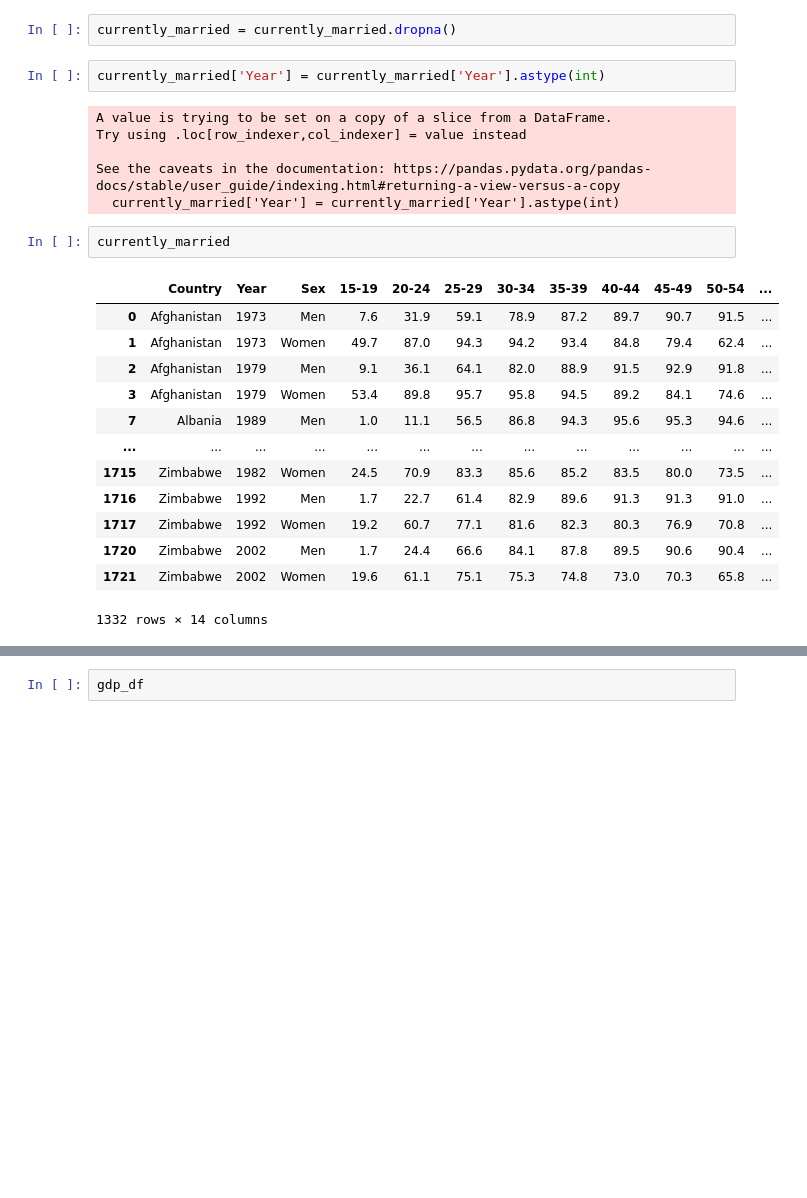
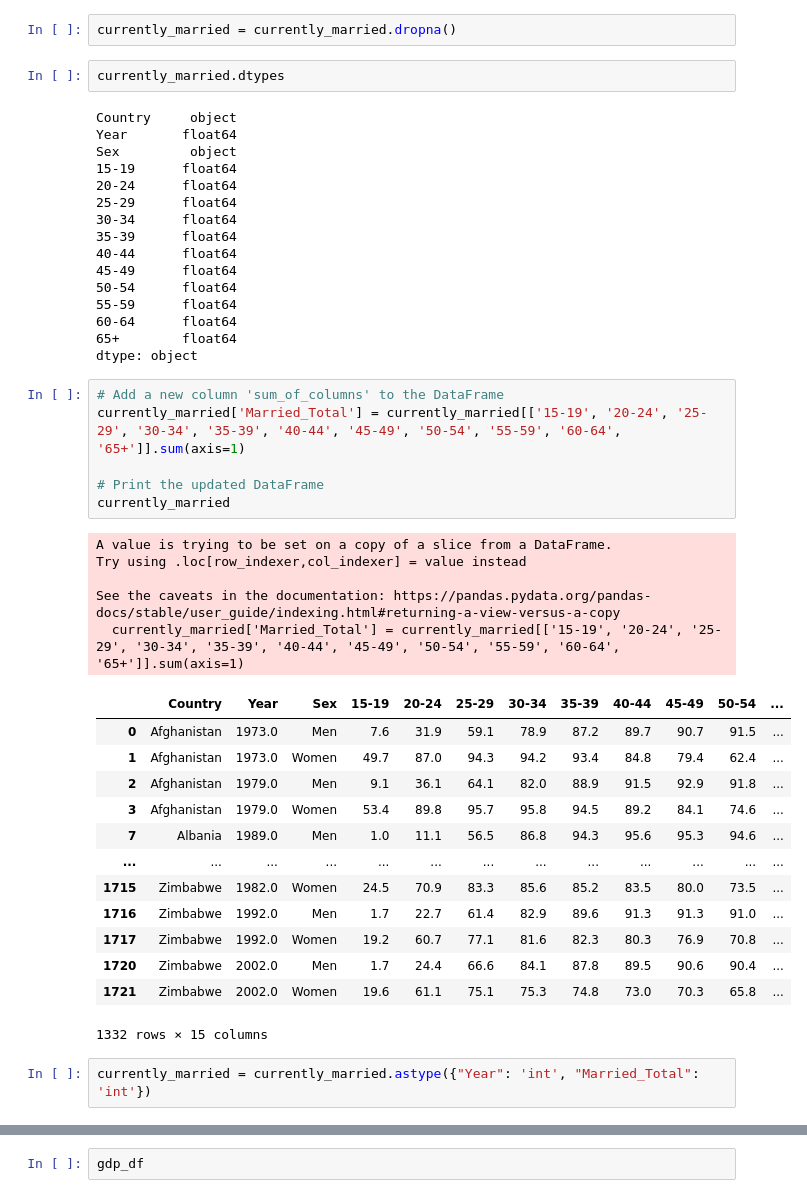
Before and after one commit to AlisonCG1/UN_practice_project, a Jupyter notebook: Notebooks/UN_DATA_EXPLORATION.ipynb, the cells around one changed output, grey strips where cells are left out. Cells and saved outputs as stored; diff of their text form; blank space fills up the shorter version.

```diff
--- a/Notebooks/UN_DATA_EXPLORATION.ipynb
+++ b/Notebooks/UN_DATA_EXPLORATION.ipynb
@@ -637,27 +637,48 @@ memory usage: 191.3+ KB
 currently_married.drop(currently_married.tail(20).index,inplace=True)
 # %%
 currently_married = currently_married.dropna()
-# %%
-currently_married['Year'] = currently_married['Year'].astype(int)
-# %% [output]
-A value is trying to be set on a copy of a slice from a DataFrame.
-Try using .loc[row_indexer,col_indexer] = value instead
-
-See the caveats in the documentation: https://pandas.pydata.org/pandas-docs/stable/user_guide/indexing.html#returning-a-view-versus-a-copy
-  currently_married['Year'] = currently_married['Year'].astype(int)
 # %%
-currently_married
+currently_married.dtypes
 # %% [output]
-|  | Country | Year | Sex | 15-19 | 20-24 | 25-29 | 30-34 | 35-39 | 40-44 | 45-49 | 50-54 | ... |
-| 0 | Afghanistan | 1973 | Men | 7.6 | 31.9 | 59.1 | 78.9 | 87.2 | 89.7 | 90.7 | 91.5 | ... |
-| 1 | Afghanistan | 1973 | Women | 49.7 | 87.0 | 94.3 | 94.2 | 93.4 | 84.8 | 79.4 | 62.4 | ... |
-| 2 | Afghanistan | 1979 | Men | 9.1 | 36.1 | 64.1 | 82.0 | 88.9 | 91.5 | 92.9 | 91.8 | ... |
-| 3 | Afghanistan | 1979 | Women | 53.4 | 89.8 | 95.7 | 95.8 | 94.5 | 89.2 | 84.1 | 74.6 | ... |
-| 7 | Albania | 1989 | Men | 1.0 | 11.1 | 56.5 | 86.8 | 94.3 | 95.6 | 95.3 | 94.6 | ... |
-| ... | ... | ... | ... | ... | ... | ... | ... | ... | ... | ... | ... | ... |
-| 1715 | Zimbabwe | 1982 | Women | 24.5 | 70.9 | 83.3 | 85.6 | 85.2 | 83.5 | 80.0 | 73.5 | ... |
-| 1716 | Zimbabwe | 1992 | Men | 1.7 | 22.7 | 61.4 | 82.9 | 89.6 | 91.3 | 91.3 | 91.0 | ... |
-| 1717 | Zimbabwe | 1992 | Women | 19.2 | 60.7 | 77.1 | 81.6 | 82.3 | 80.3 | 76.9 | 70.8 | ... |
-| 1720 | Zimbabwe | 2002 | Men | 1.7 | 24.4 | 66.6 | 84.1 | 87.8 | 89.5 | 90.6 | 90.4 | ... |
-| 1721 | Zimbabwe | 2002 | Women | 19.6 | 61.1 | 75.1 | 75.3 | 74.8 | 73.0 | 70.3 | 65.8 | ... |
-1332 rows × 14 columns
+Country     object
+Year       float64
+Sex         object
+15-19      float64
+20-24      float64
+25-29      float64
+30-34      float64
+35-39      float64
+40-44      float64
+45-49      float64
+50-54      float64
+55-59      float64
+60-64      float64
+65+        float64
+dtype: object
+# %%
+# Add a new column 'sum_of_columns' to the DataFrame
+currently_married['Married_Total'] = currently_married[['15-19', '20-24', '25-29', '30-34', '35-39', '40-44', '45-49', '50-54', '55-59', '60-64', '65+']].sum(axis=1)
+
+# Print the updated DataFrame
+currently_married
+# %% [output]
+A value is trying to be set on a copy of a slice from a DataFrame.
+Try using .loc[row_indexer,col_indexer] = value instead
+
+See the caveats in the documentation: https://pandas.pydata.org/pandas-docs/stable/user_guide/indexing.html#returning-a-view-versus-a-copy
+  currently_married['Married_Total'] = currently_married[['15-19', '20-24', '25-29', '30-34', '35-39', '40-44', '45-49', '50-54', '55-59', '60-64', '65+']].sum(axis=1)
+|  | Country | Year | Sex | 15-19 | 20-24 | 25-29 | 30-34 | 35-39 | 40-44 | 45-49 | 50-54 | ... |
+| 0 | Afghanistan | 1973.0 | Men | 7.6 | 31.9 | 59.1 | 78.9 | 87.2 | 89.7 | 90.7 | 91.5 | ... |
+| 1 | Afghanistan | 1973.0 | Women | 49.7 | 87.0 | 94.3 | 94.2 | 93.4 | 84.8 | 79.4 | 62.4 | ... |
+| 2 | Afghanistan | 1979.0 | Men | 9.1 | 36.1 | 64.1 | 82.0 | 88.9 | 91.5 | 92.9 | 91.8 | ... |
+| 3 | Afghanistan | 1979.0 | Women | 53.4 | 89.8 | 95.7 | 95.8 | 94.5 | 89.2 | 84.1 | 74.6 | ... |
+| 7 | Albania | 1989.0 | Men | 1.0 | 11.1 | 56.5 | 86.8 | 94.3 | 95.6 | 95.3 | 94.6 | ... |
+| ... | ... | ... | ... | ... | ... | ... | ... | ... | ... | ... | ... | ... |
+| 1715 | Zimbabwe | 1982.0 | Women | 24.5 | 70.9 | 83.3 | 85.6 | 85.2 | 83.5 | 80.0 | 73.5 | ... |
+| 1716 | Zimbabwe | 1992.0 | Men | 1.7 | 22.7 | 61.4 | 82.9 | 89.6 | 91.3 | 91.3 | 91.0 | ... |
+| 1717 | Zimbabwe | 1992.0 | Women | 19.2 | 60.7 | 77.1 | 81.6 | 82.3 | 80.3 | 76.9 | 70.8 | ... |
+| 1720 | Zimbabwe | 2002.0 | Men | 1.7 | 24.4 | 66.6 | 84.1 | 87.8 | 89.5 | 90.6 | 90.4 | ... |
+| 1721 | Zimbabwe | 2002.0 | Women | 19.6 | 61.1 | 75.1 | 75.3 | 74.8 | 73.0 | 70.3 | 65.8 | ... |
+1332 rows × 15 columns
+# %%
+currently_married = currently_married.astype({"Year": 'int', "Married_Total": 'int'})
```
Also changed, not shown: parts of 9 cells of this notebook.
